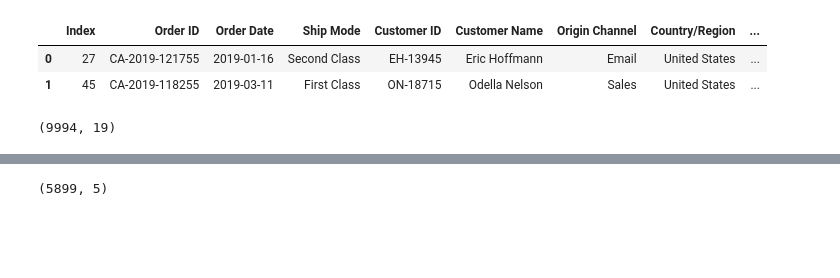
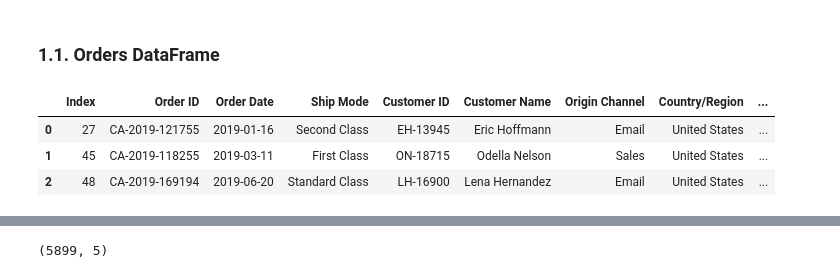
Before and after one commit to skibodaria/muesli-project, a Jupyter notebook: dasha_file.ipynb, the cells around one changed output, grey strips where cells are left out. Saved outputs shown, nothing was run; the diff lists cells and outputs as text; code cells hidden in the pictures; blank space fills up the shorter version.

```diff
--- a/dasha_file.ipynb
+++ b/dasha_file.ipynb
@@ -40,10 +83,11 @@ import pandas as pd
+# %% [markdown]
+### 1.1. Orders DataFrame
 # %%
-# save each tab as a data frame:
-# orders:
 df_orders = pd.read_excel('data_raw_copy.xlsx',sheet_name = 'Orders', header = 1)
-df_orders.head(2)
+df_orders.head(3)
 # %% [output]
 |  | Index | Order ID | Order Date | Ship Mode | Customer ID | Customer Name | Origin Channel | Country/Region | ... |
 | 0 | 27 | CA-2019-121755 | 2019-01-16 | Second Class | EH-13945 | Eric Hoffmann | Email | United States | ... |
 | 1 | 45 | CA-2019-118255 | 2019-03-11 | First Class | ON-18715 | Odella Nelson | Sales | United States | ... |
+| 2 | 48 | CA-2019-169194 | 2019-06-20 | Standard Class | LH-16900 | Lena Hernandez | Email | United States | ... |
 # %%
@@ -52,4 +95,0 @@ df_orders.to_csv('./data_csv/orders.csv',sep = ',', header = True, index = False
-# %%
-df_orders.shape
-# %% [output]
-(9994, 19)
```
Also changed, not shown: parts of 130 cells of this notebook, 23 other files.
